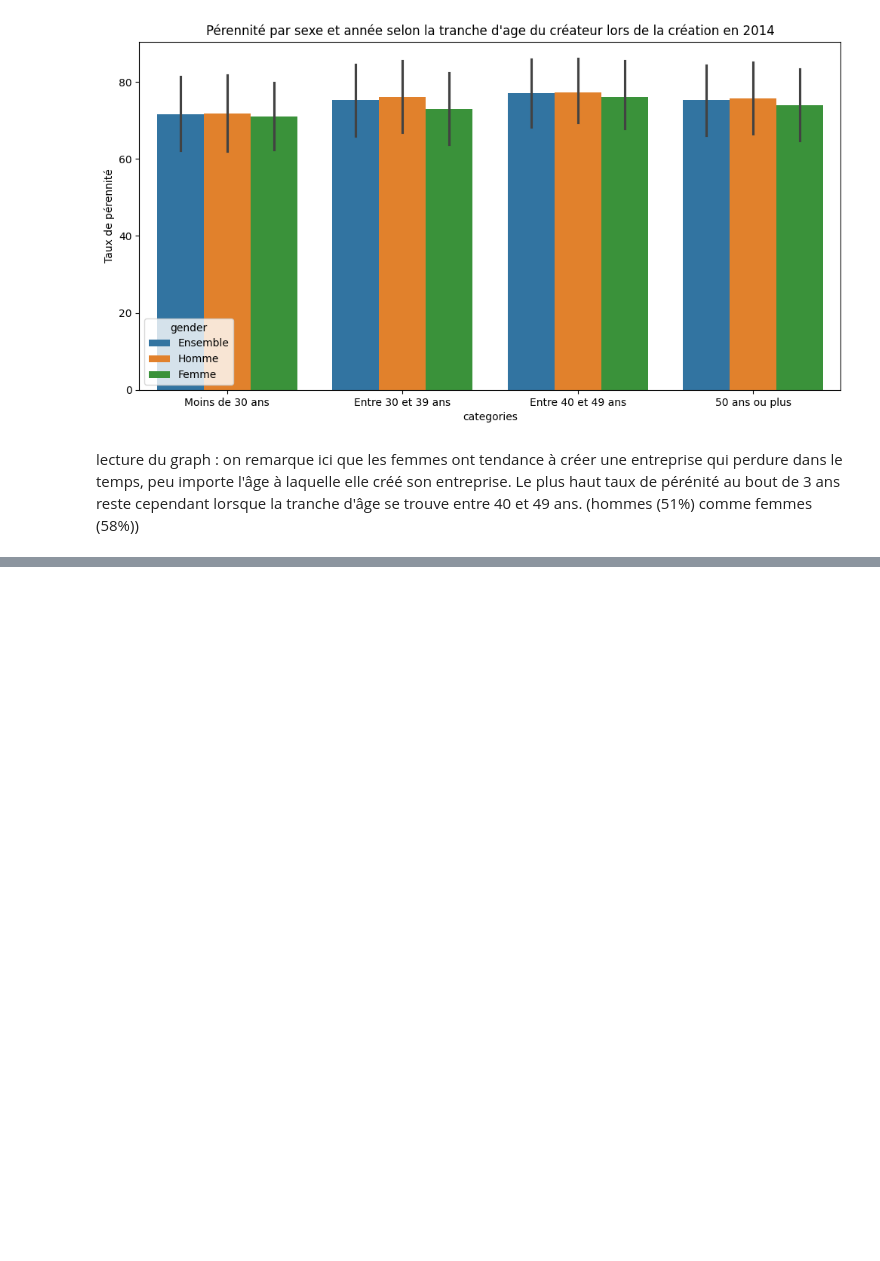
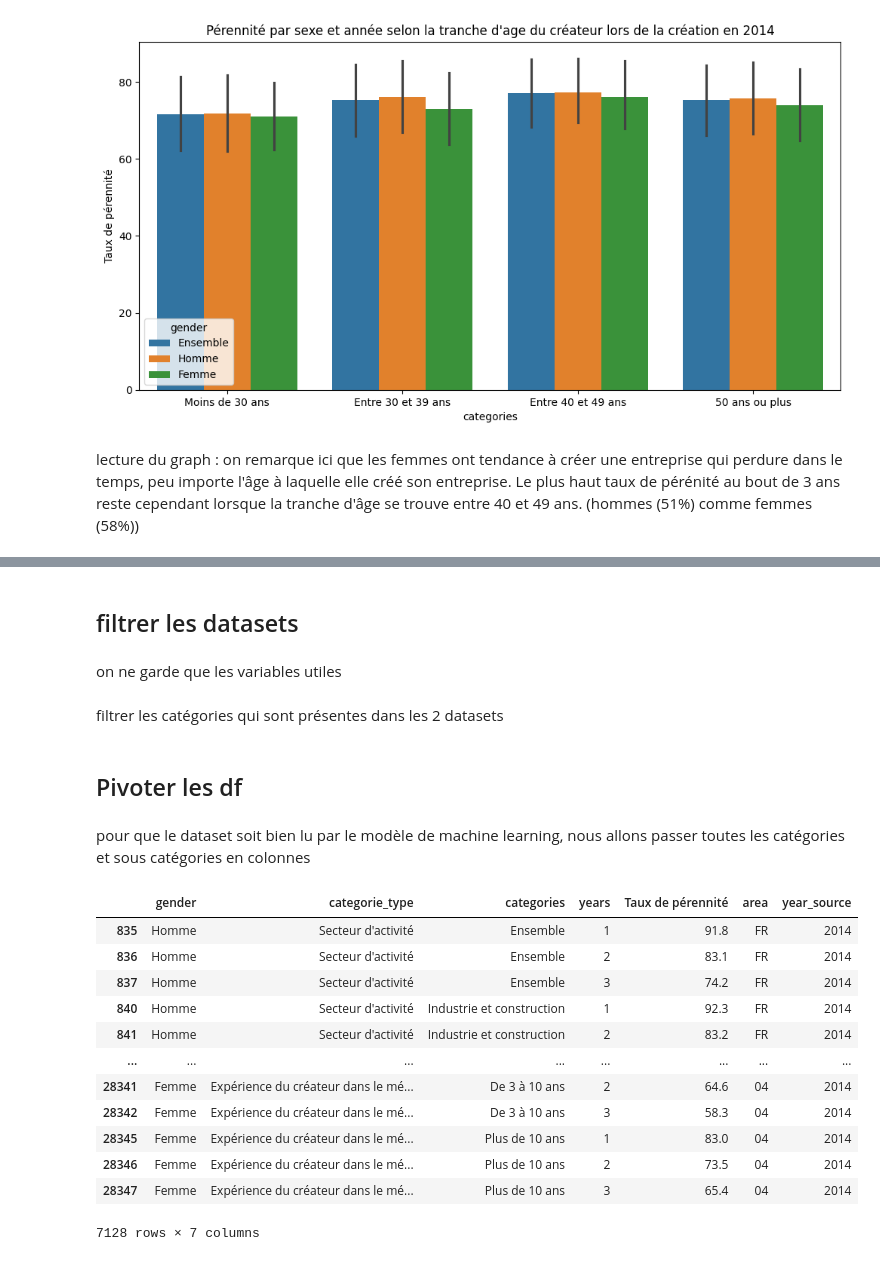
Before and after one commit to Gigique/Memoire_IA, a Jupyter notebook: notebooks/LoadAndCleanData.ipynb, the cells around one changed output, grey strips where cells are left out. Saved outputs shown, nothing was run; the diff lists cells and outputs as text; code cells hidden in the pictures; blank space fills up the shorter version.

Commit message:
filtre et renommage des varaibles

```diff
--- a/notebooks/LoadAndCleanData.ipynb
+++ b/notebooks/LoadAndCleanData.ipynb
@@ -211,0 +343,10 @@ lecture du graph : on remarque ici que les femmes ont tendance à créer une ent
+# %% [markdown]
+## filtrer les datasets
+# %% [markdown]
+on ne garde que les variables utiles
+# %%
+df_2014.columns = df_2014.columns.str.replace("\n", " ").str.strip()
+df_2018.columns = df_2018.columns.str.replace("\n", " ").str.strip()
+
+df_2014 = df_2014.drop(columns=["Borne inférieure à 95\xa0% du taux de pérennité","Borne supérieure à 95\xa0% du taux de pérennité","file_name"])
+df_2018 = df_2018.drop(columns=["Borne inférieure du taux de pérennité","Borne supérieure du taux de pérennité","Nature des bornes","file_name"])
@@ -211,0 +368,2 @@ lecture du graph : on remarque ici que les femmes ont tendance à créer une ent
+# %% [markdown]
+filtrer les catégories qui sont présentes dans les 2 datasets
@@ -211,0 +375,21 @@ lecture du graph : on remarque ici que les femmes ont tendance à créer une ent
+# %% [markdown]
+## Pivoter les df
+# %% [markdown]
+pour que le dataset soit bien lu par le modèle de machine learning, nous allons passer toutes les catégories et sous catégories en colonnes
+# %%
+
+df_2014
+# %% [output]
+|  | gender | categorie_type | categories | years | Taux de pérennité | area | year_source |
+| 835 | Homme | Secteur d'activité | Ensemble | 1 | 91.8 | FR | 2014 |
+| 836 | Homme | Secteur d'activité | Ensemble | 2 | 83.1 | FR | 2014 |
+| 837 | Homme | Secteur d'activité | Ensemble | 3 | 74.2 | FR | 2014 |
+| 840 | Homme | Secteur d'activité | Industrie et construction | 1 | 92.3 | FR | 2014 |
+| 841 | Homme | Secteur d'activité | Industrie et construction | 2 | 83.2 | FR | 2014 |
+| ... | ... | ... | ... | ... | ... | ... | ... |
+| 28341 | Femme | Expérience du créateur dans le mé... | De 3 à 10 ans | 2 | 64.6 | 04 | 2014 |
+| 28342 | Femme | Expérience du créateur dans le mé... | De 3 à 10 ans | 3 | 58.3 | 04 | 2014 |
+| 28345 | Femme | Expérience du créateur dans le mé... | Plus de 10 ans | 1 | 83.0 | 04 | 2014 |
+| 28346 | Femme | Expérience du créateur dans le mé... | Plus de 10 ans | 2 | 73.5 | 04 | 2014 |
+| 28347 | Femme | Expérience du créateur dans le mé... | Plus de 10 ans | 3 | 65.4 | 04 | 2014 |
+7128 rows × 7 columns
```
Also changed, not shown: parts of 22 cells of this notebook.
